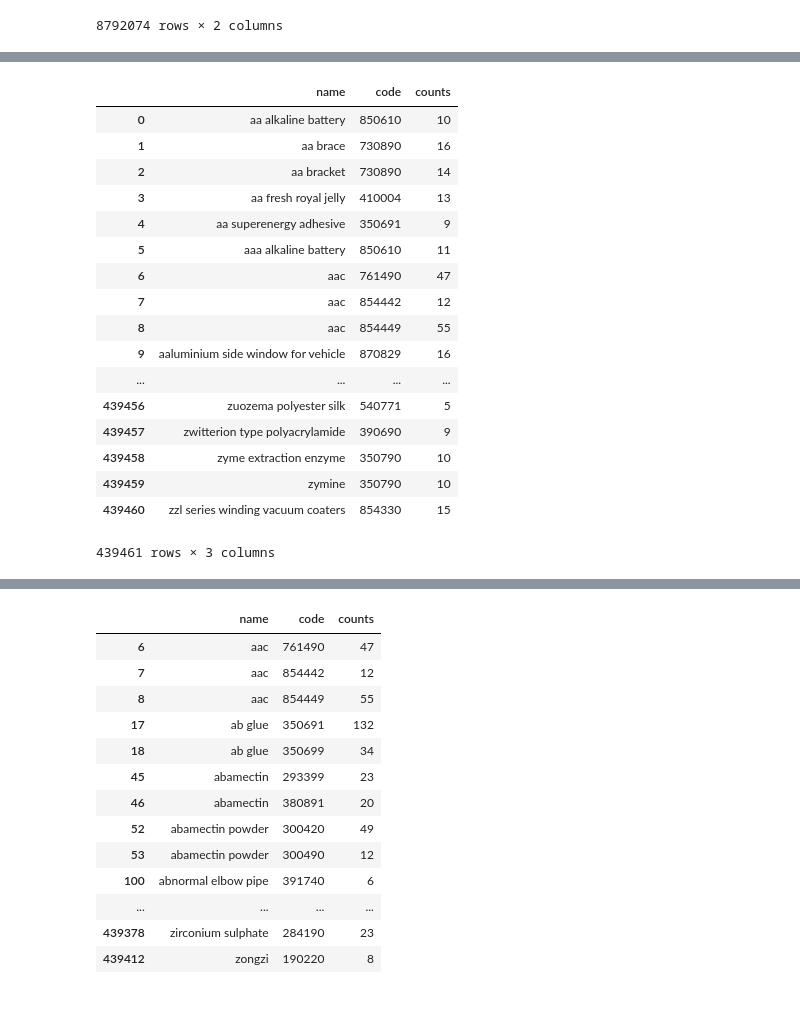
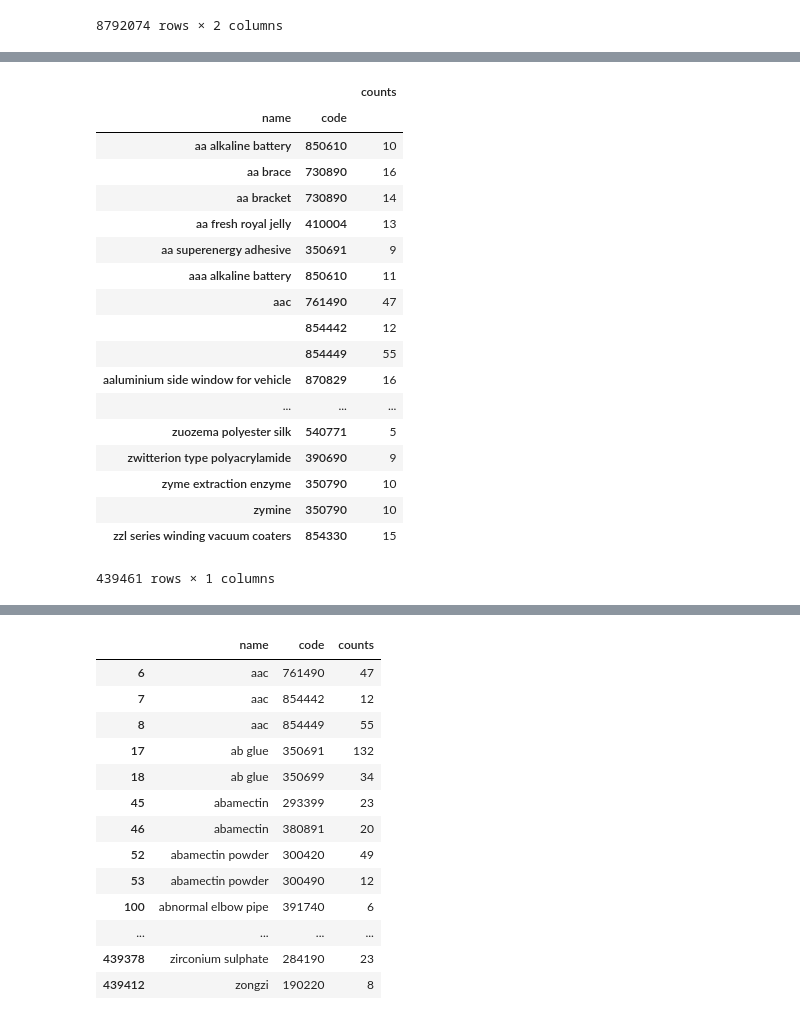
Before and after one commit to yiyc-kr/pandas-modules, a Jupyter notebook: pandas_study.ipynb, the cells around one changed output, grey strips where cells are left out. Drawn from its saved outputs; the diff is of its cells as text; code cells hidden in the pictures.

```diff
--- a/pandas_study.ipynb
+++ b/pandas_study.ipynb
@@ -142,23 +165,24 @@ df2
-# %%
-# Drop white space name
-df2 = df2[df2.name != ''].reset_index(drop=True)
-df2
-# %% [output]
-|  | name | code | counts |
-| 0 | aa alkaline battery | 850610 | 10 |
-| 1 | aa brace | 730890 | 16 |
-| 2 | aa bracket | 730890 | 14 |
-| 3 | aa fresh royal jelly | 410004 | 13 |
-| 4 | aa superenergy adhesive | 350691 | 9 |
-| 5 | aaa alkaline battery | 850610 | 11 |
-| 6 | aac | 761490 | 47 |
-| 7 | aac | 854442 | 12 |
-| 8 | aac | 854449 | 55 |
-| 9 | aaluminium side window for vehicle | 870829 | 16 |
-| ... | ... | ... | ... |
-| 439456 | zuozema polyester silk | 540771 | 5 |
-| 439457 | zwitterion type polyacrylamide | 390690 | 9 |
-| 439458 | zyme extraction enzyme | 350790 | 10 |
-| 439459 | zymine | 350790 | 10 |
-| 439460 | zzl series winding vacuum coaters | 854330 | 15 |
-439461 rows × 3 columns
+# %%
+# PREP lambda
+df2 = df2.groupby(["name", "code"]).agg({"counts": "sum"})
+df2
+# %% [output]
+|  |  | counts |
+| name | code |  |
+| aa alkaline battery | 850610 | 10 |
+| aa brace | 730890 | 16 |
+| aa bracket | 730890 | 14 |
+| aa fresh royal jelly | 410004 | 13 |
+| aa superenergy adhesive | 350691 | 9 |
+| aaa alkaline battery | 850610 | 11 |
+| aac | 761490 | 47 |
+|  | 854442 | 12 |
+|  | 854449 | 55 |
+| aaluminium side window for vehicle | 870829 | 16 |
+| ... | ... | ... |
+| zuozema polyester silk | 540771 | 5 |
+| zwitterion type polyacrylamide | 390690 | 9 |
+| zyme extraction enzyme | 350790 | 10 |
+| zymine | 350790 | 10 |
+| zzl series winding vacuum coaters | 854330 | 15 |
+439461 rows × 1 columns
```
Also changed, not shown: parts of 6 cells of this notebook.
